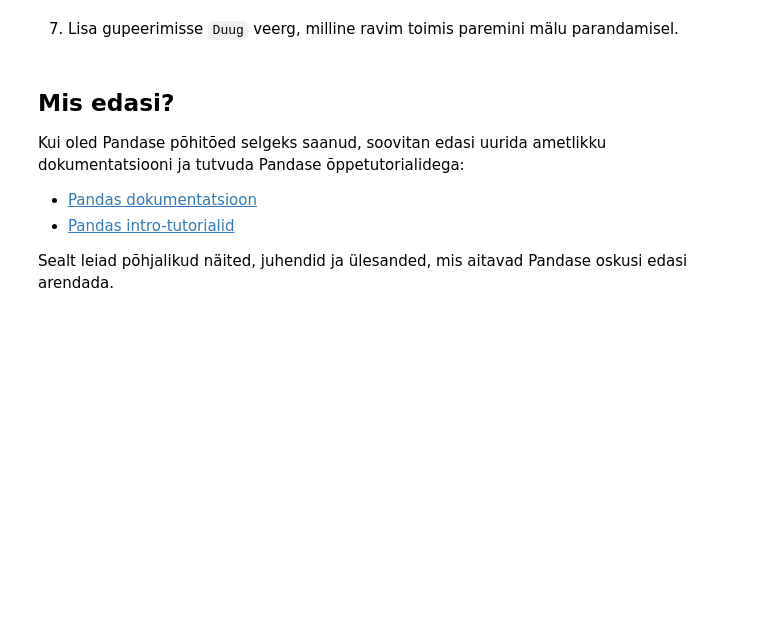
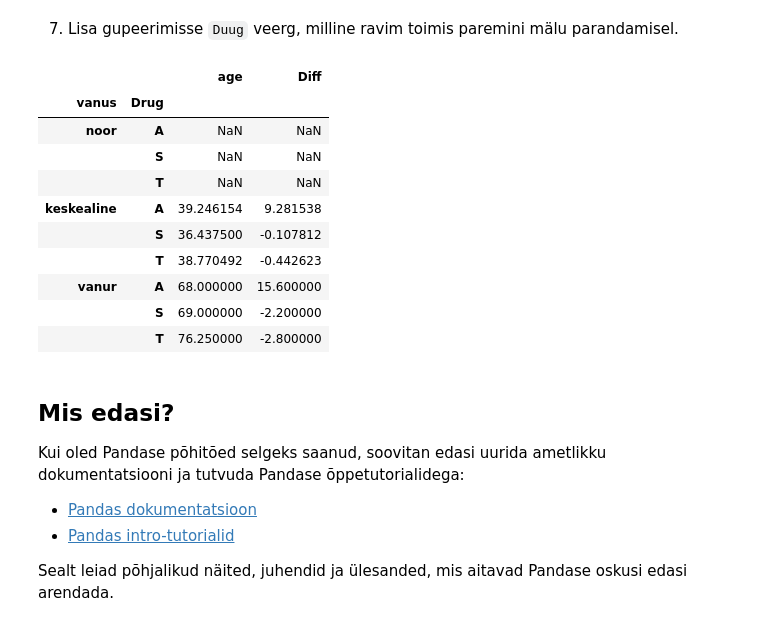
Before and after one commit to hendrikpungar/tarkvaraarenduse_koodihalduse_alused, a Jupyter notebook: teemad/python/Pandas.ipynb, the cells around one changed output. Cells and saved outputs as stored; diff of their text form; code cells hidden in the pictures; blank space fills up the shorter version.

```diff
--- a/teemad/python/Pandas.ipynb
+++ b/teemad/python/Pandas.ipynb
@@ -680,6 +689,20 @@ df.groupby('vanus').agg({'age' : 'mean', 'Diff' : 'mean'})
 | vanur | 72.375000 | 1.950000 |
 # %% [markdown]
 7. Lisa gupeerimisse `Duug` veerg, milline ravim toimis paremini mälu parandamisel.
+# %%
+df.groupby(['vanus', 'Drug']).agg({'age': 'mean', 'Diff': 'mean'})
+# %% [output]
+|  |  | age | Diff |
+| vanus | Drug |  |  |
+| noor | A | NaN | NaN |
+|  | S | NaN | NaN |
+|  | T | NaN | NaN |
+| keskealine | A | 39.246154 | 9.281538 |
+|  | S | 36.437500 | -0.107812 |
+|  | T | 38.770492 | -0.442623 |
+| vanur | A | 68.000000 | 15.600000 |
+|  | S | 69.000000 | -2.200000 |
+|  | T | 76.250000 | -2.800000 |
 # %% [markdown]
 ## Mis edasi?
 Kui oled Pandase põhitõed selgeks saanud, soovitan edasi uurida ametlikku dokumentatsiooni ja tutvuda Pandase õppetutorialidega:
```
Also changed, not shown: parts of 5 cells of this notebook.
